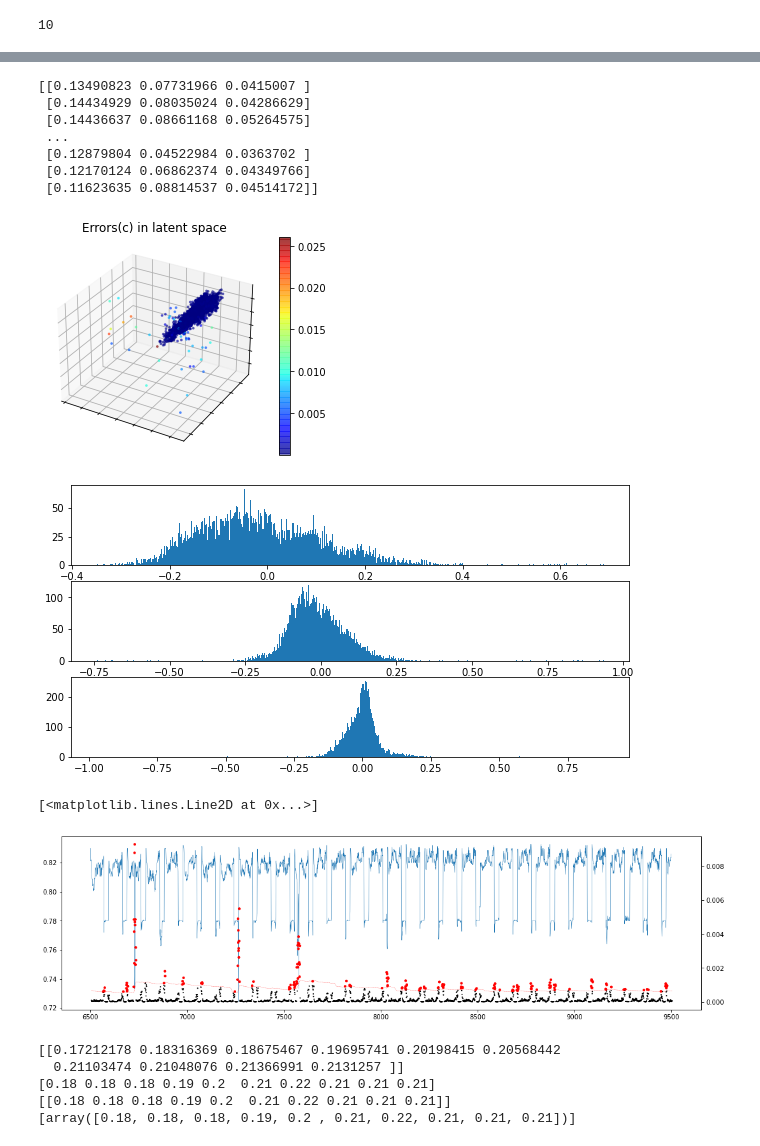
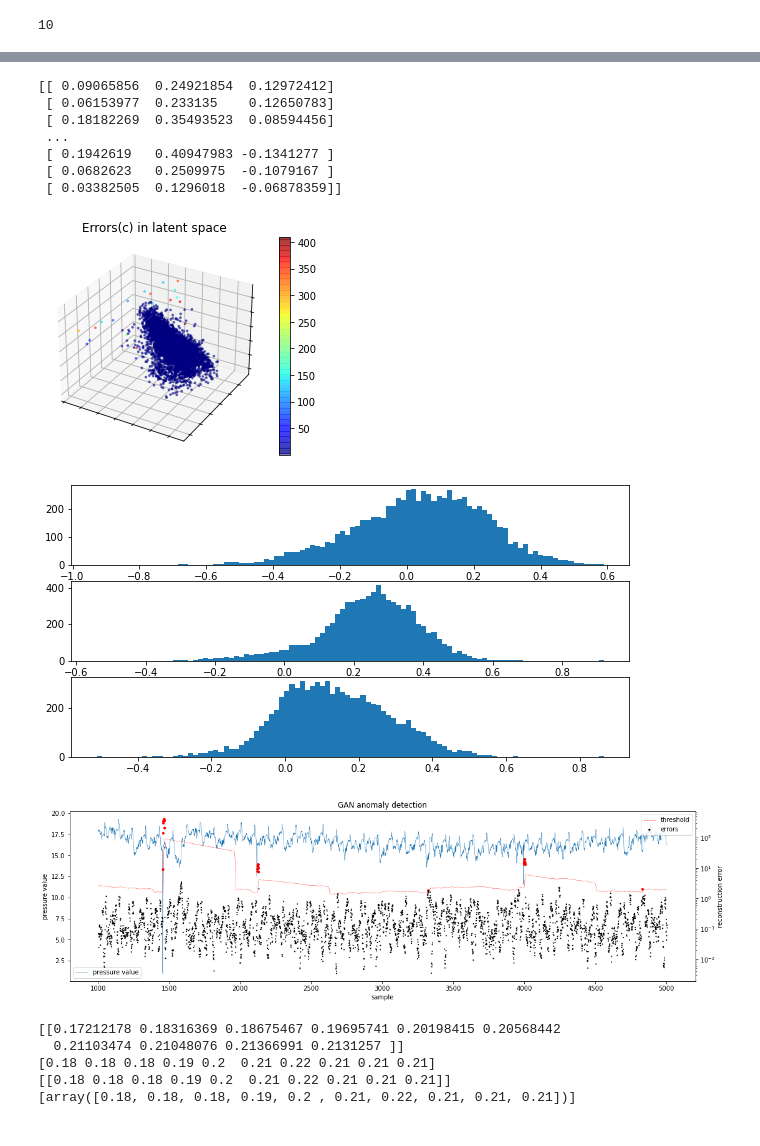
Before and after one commit to nacekoprivec/anomaly-detection, a Jupyter notebook: notebooks/GAN.ipynb, the cells around one changed output, grey strips where cells are left out. Saved outputs shown, nothing was run; the diff lists cells and outputs as text; code cells hidden in the pictures.

```diff
--- a/notebooks/GAN.ipynb
+++ b/notebooks/GAN.ipynb
@@ -9,7 +9,7 @@ import pandas as pd
 # %%
 #df = pd.read_csv("../data/consumer/braila_test.csv")
 
-df = pd.read_csv("../data/consumer/braila_test.csv")
+df = pd.read_csv("../data/consumer/braila_pressure5770.csv")
 
 display(df)
 
@@ -35,11 +35,11 @@ display(df)
 N = 10
 FVs = []
 for i in range(N, len(df)):
-    FV = df['analog2'][i-N:i]
+    FV = eval(df['ftr_vector'][i])
     FVs.append(np.array(FV))
 FVs = np.array(FVs)
 print(FVs.shape)
 
-x_train = (FVs-0.8)
+x_train = FVs-17
 print(len(x_train))
 # %% [output]
@@ -100,7 +100,7 @@ vae_loss = K.mean(rec_loss + kl_loss)
 vae.add_loss(vae_loss)
 vae.compile(optimizer =tf.keras.optimizers.Adam(lr = 0.001, beta_1 = 0.95))
 # %%
-batch_size = 10
-vae.fit(x_train[:5000],x_train[:5000], epochs =100, batch_size = batch_size, validation_data = None, verbose = 1)
+batch_size = 100
+vae.fit(x_train[5000:],x_train[5000:], epochs =100, batch_size = batch_size, validation_data = None, verbose = 1)
 # %% [output]
 Epoch 1/100
@@ -136,62 +136,69 @@ ax.set_title("Errors(c) in latent space")
 fig.colorbar(p)
 plt.savefig("GAN_Braila_LatentSpace")
 # %% [output]
-[[0.13490823 0.07731966 0.0415007 ]
- [0.14434929 0.08035024 0.04286629]
- [0.14436637 0.08661168 0.05264575]
+[[ 0.09065856  0.24921854  0.12972412]
+ [ 0.06153977  0.233135    0.12650783]
+ [ 0.18182269  0.35493523  0.08594456]
  ...
- [0.12879804 0.04522984 0.0363702 ]
- [0.12170124 0.06862374 0.04349766]
- [0.11623635 0.08814537 0.04514172]]
+ [ 0.1942619   0.40947983 -0.1341277 ]
+ [ 0.0682623   0.2509975  -0.1079167 ]
+ [ 0.03382505  0.1296018  -0.06878359]]
-[figure, old version]
+[figure, new version]
 # %%
 fig, axarr = plt.subplots(3, 1, figsize = (10, 5))
-axarr[0].hist(x_encoded[:,0], bins = 500)
-axarr[1].hist(x_encoded[:,1], bins = 500)
-axarr[2].hist(x_encoded[:,2], bins = 500)
+axarr[0].hist(x_encoded[:,0], bins = 100)
+axarr[1].hist(x_encoded[:,1], bins = 100)
+axarr[2].hist(x_encoded[:,2], bins = 100)
 plt.show()
 # %% [output]
-[figure, old version]
+[figure, new version]
 # %%
 x_pred = vae.predict(x_train)
-fr = 6500
-to = 9500
+fr = 1000
+to = 5000
 #plt.plot(x_pred[n], c = 'r')
 #plt.plot(x_train[n], c = 'k')
 
 def mse(vec1, vec2):
     mse = np.sum((np.add(np.array(vec1), -np.array(vec2))**2))
     return(mse)
 
 latent = encoder.predict(x_train)[0]
 errors = []
 for i in range(len(x_pred)):
     errors.append(mse(x_pred[i], x_train[i]))
 
 fig, ax1 = plt.subplots(figsize = (18, 5))
-ax1.plot(df['analog2'][fr:to], lw = 0.5)
-
+ax1.plot(range(fr, to), FVs[:,9][fr:to], lw = 0.5, label = 'pressure value')
+plt.legend()
+ax1.set_ylabel("pressure value")
 ax2 = ax1.twinx()
 
 c = np.array(['k']*(to-fr))
 s = np.array([1]*(to-fr))
 threshold = []
-weights = np.exp(np.linspace(0.01, 1, 500))
+weights = np.exp(np.linspace(0.0, 1, 500))
 for i in range(fr, to):
-    threshold.append(4*np.ma.average(errors[i-500:i], weights = weights))
+    threshold.append(8*np.ma.average(errors[i-500:i], weights = weights))
     if(errors[i]>(threshold[-1])):
         c[i-fr] = 'r'
         s[i-fr] = 10
 
-ax2.scatter(range(fr+int(N/2),to+int(N/2)),(errors[fr:to]), c = c, s = s)
-ax2.plot(range(fr+int(N/2),to+int(N/2)),(threshold), c = 'r', linestyle = '--', lw = 0.3)
+ax2.scatter(range(fr+int(N/2),to+int(N/2)),(errors[fr:to]), c = c, s = s, label = 'errors')
+ax2.plot(range(fr+int(N/2),to+int(N/2)),(threshold), c = 'r', linestyle = '--', lw = 0.5, label = 'threshold')
+ax2.set_yscale('log')
+ax2.set_ylabel("reconstruction error")
 #ax2.hlines(0.5*max(errors[:5000]) ,fr, to, linestyle = '--', color = 'r')
 #ax2.scatter(range(fr+19,to),np.convolve(errors[fr:to], np.ones(20)/20, mode='valid'), c = 'r', s = 10)
 #ax2.set_yscale('log')
 #plt.savefig("Autoencoder_mse_AD.png", dpi = 100)
+plt.title("GAN anomaly detection")
+ax1.set_xlabel("sample")
+ax2.set_xlabel("sample")
+plt.legend()
+plt.savefig("GAN_AD.png")
 # %% [output]
-[<matplotlib.lines.Line2D at 0x...>]
-[figure, old version]
+[figure, new version]
 # %%
 x_pred = vae.predict(x_train[0].reshape(1, 10))
 print(x_pred)
```
Also changed, not shown: parts of 5 cells of this notebook, 9 other files.
